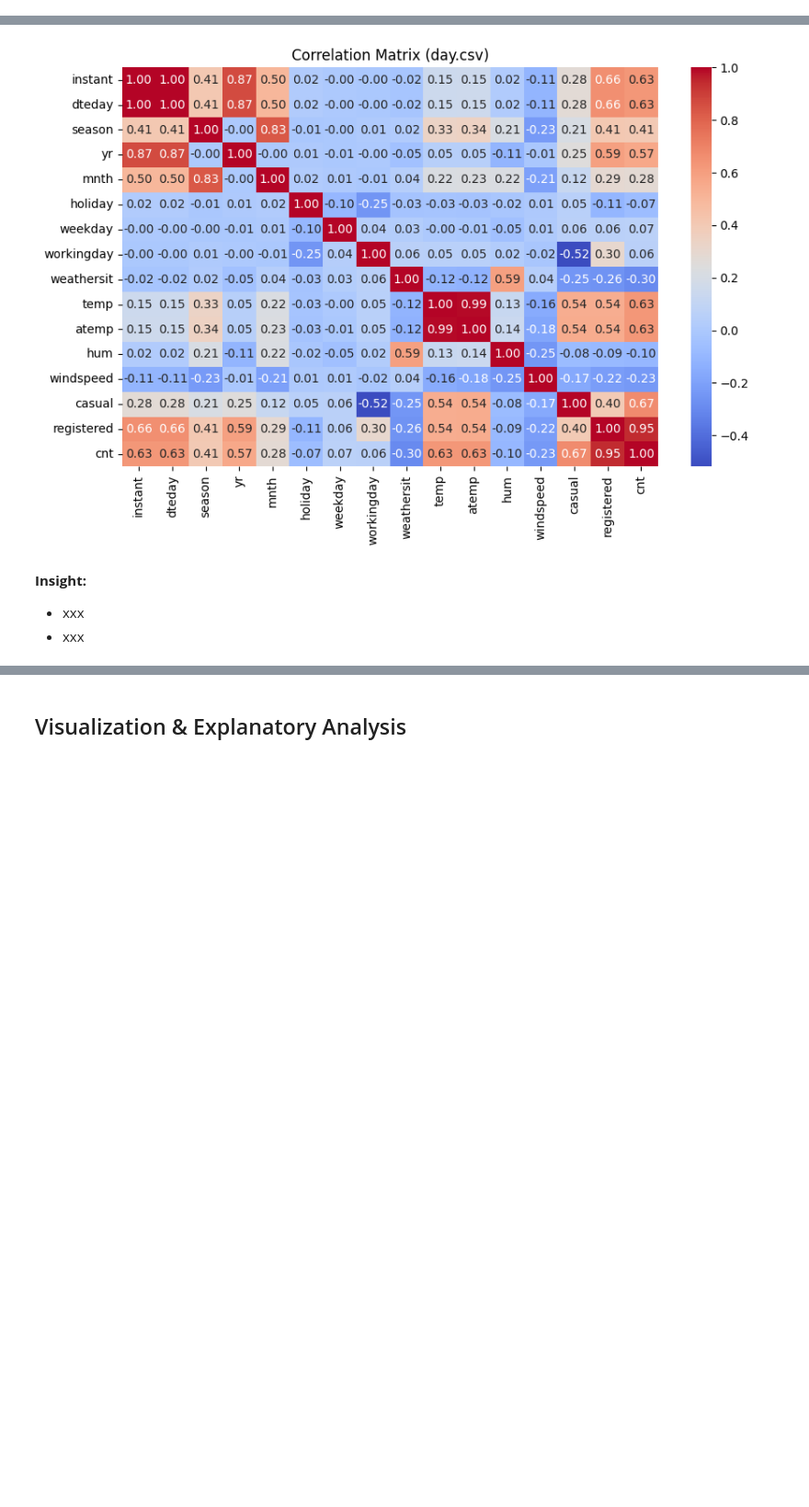
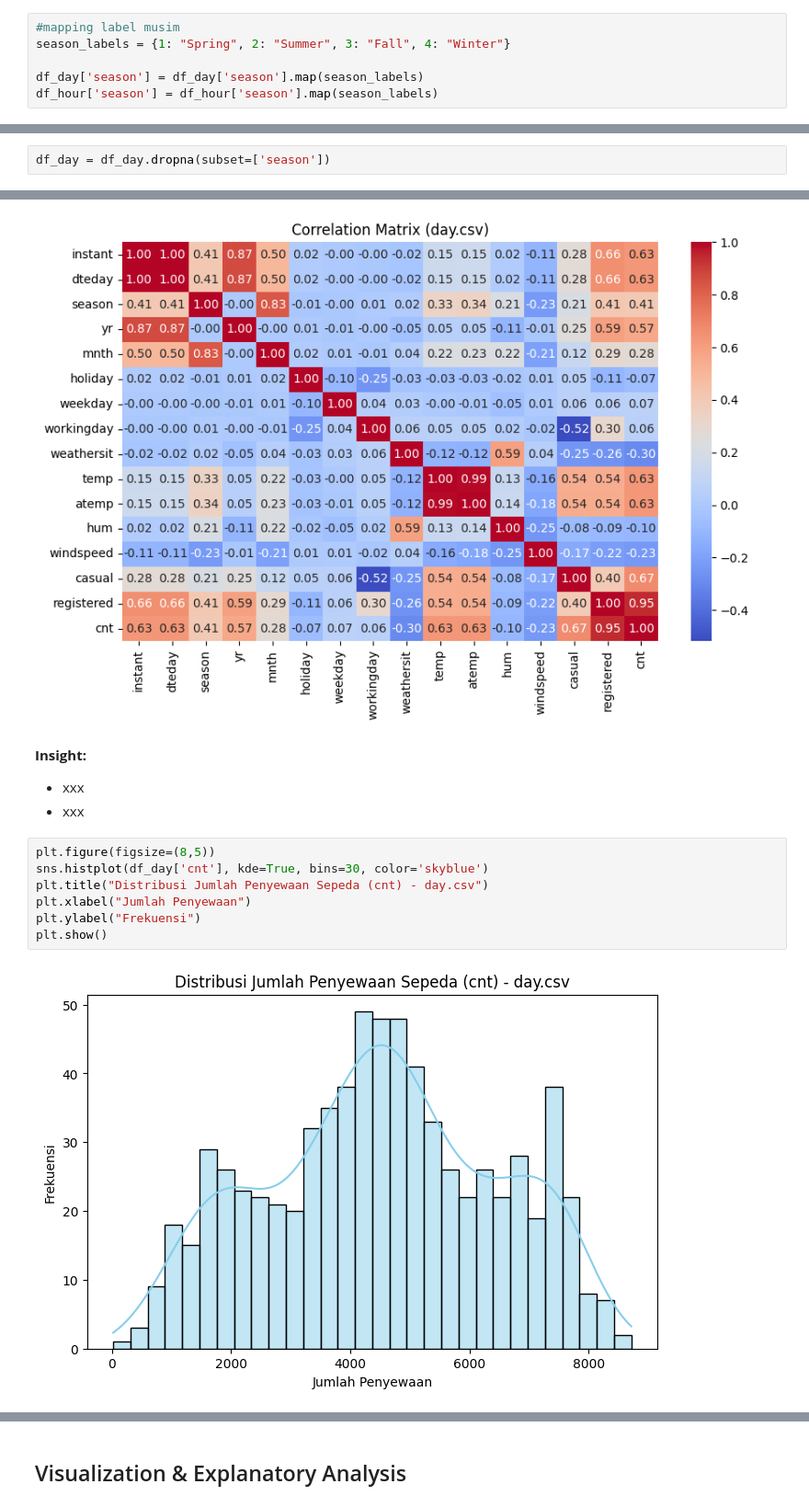
Before and after one commit to Andineers/dasboard.py, a Jupyter notebook: Proyek_Analisis_Data.ipynb, the cells around one changed output, grey strips where cells are left out. Shown: that part at 92% size. Saved outputs shown, nothing was run; the diff lists cells and outputs as text; blank space fills up the shorter version.

```diff
--- a/Proyek_Analisis_Data.ipynb
+++ b/Proyek_Analisis_Data.ipynb
@@ -103,3 +129,9 @@ df_hour['dteday'] = pd.to_datetime(df_hour['dteday'])
 ## Exploratory Data Analysis (EDA)
 # %% [markdown]
 ### Explore ...
+# %%
+#mapping label musim
+season_labels = {1: "Spring", 2: "Summer", 3: "Fall", 4: "Winter"}
+
+df_day['season'] = df_day['season'].map(season_labels)
+df_hour['season'] = df_hour['season'].map(season_labels)
@@ -105,0 +144,2 @@ df_hour['dteday'] = pd.to_datetime(df_hour['dteday'])
+# %%
+df_day = df_day.dropna(subset=['season'])
@@ -138,3 +180,12 @@ plt.show()
 **Insight:**
 - xxx
 - xxx
+# %%
+plt.figure(figsize=(8,5))
+sns.histplot(df_day['cnt'], kde=True, bins=30, color='skyblue')
+plt.title("Distribusi Jumlah Penyewaan Sepeda (cnt) - day.csv")
+plt.xlabel("Jumlah Penyewaan")
+plt.ylabel("Frekuensi")
+plt.show()
+# %% [output]
+[figure, added]
```
Also changed, not shown: parts of 9 cells of this notebook, 2 other files.
